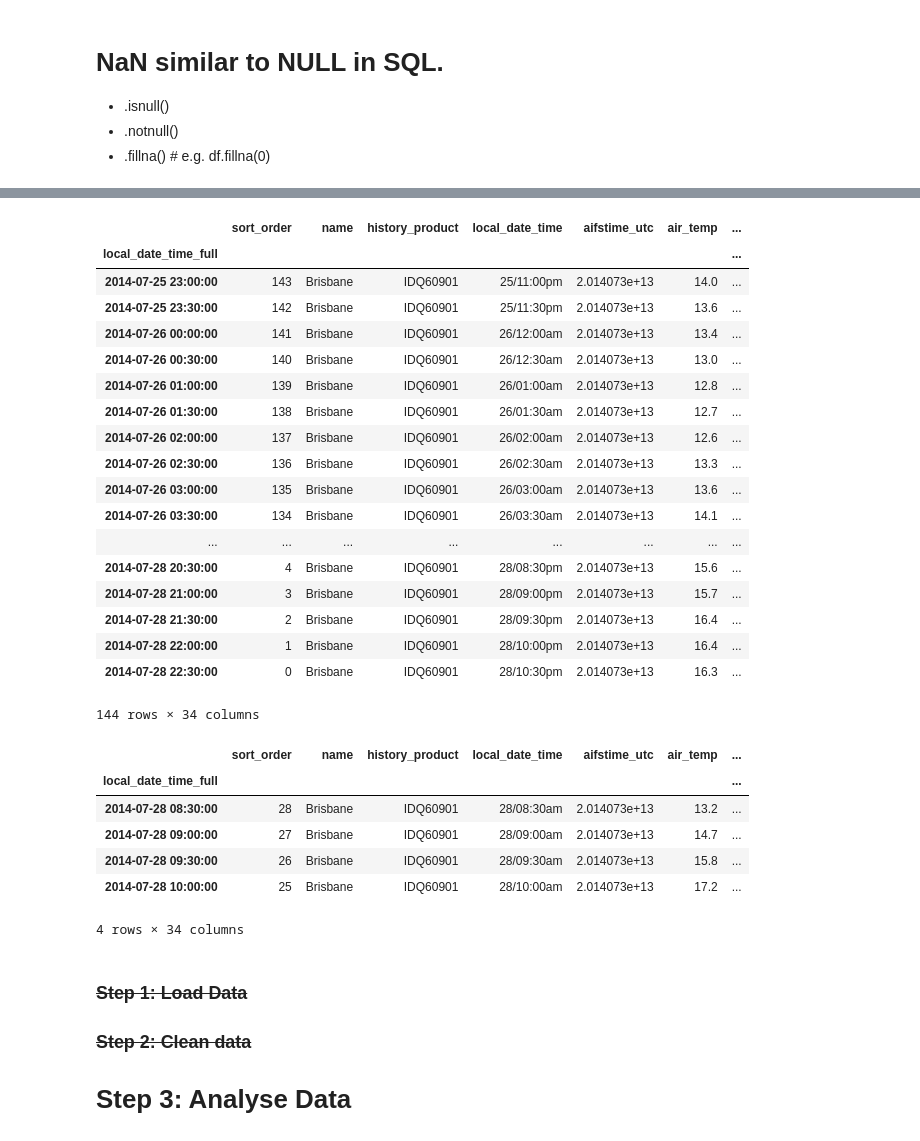
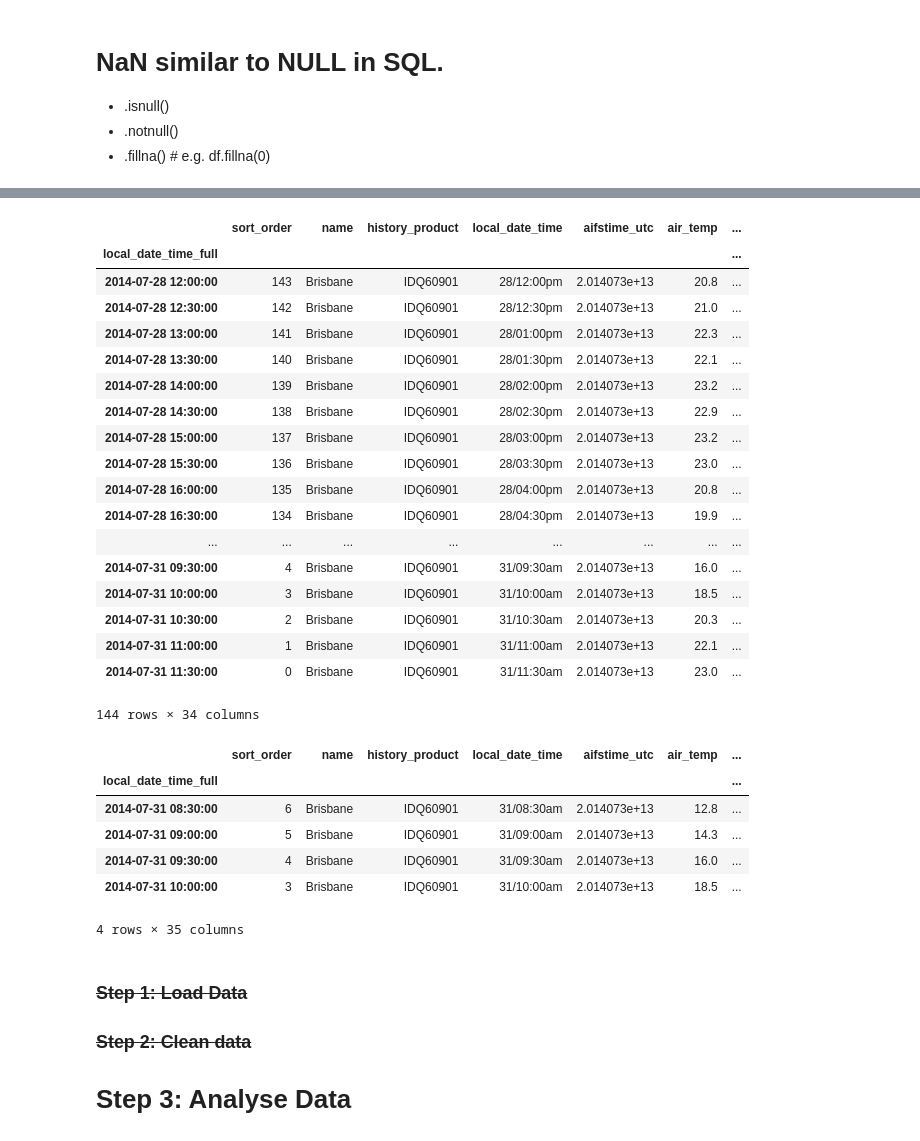
Before and after one commit to lexual/2014-PyConAU-Pandas-talk, a Jupyter notebook: slides.ipynb, the cells around one changed output, grey strips where cells are left out. Saved outputs shown, nothing was run; the diff lists cells and outputs as text; code cells hidden in the pictures.

```diff
--- a/slides.ipynb
+++ b/slides.ipynb
@@ -74,0 +77,3 @@ CParserError: Error tokenizing data. C error: Expected 2 fields in line 20, saw
+# %%
+csv_location = 'http://www.bom.gov.au/fwo/IDQ60901/IDQ60901.94576.axf'
+# df = pd.read_csv(csv_location)
@@ -96,7 +149,7 @@ with open(fname) as f:
 165
 # %%
 # index, dataframe, series
-df = pd.read_csv(fname, skiprows=19)
+df = pd.read_csv(csv_location, skiprows=19)
 df
 # %% [output]
 |  | sort_order | wmo | name[80] | history_product[80] | local_date_time[80] | local_date_time_full[80] | ... |
@@ -485,38 +541,38 @@ df
 # %% [output]
 |  | sort_order | name | history_product | local_date_time | aifstime_utc | air_temp | ... |
 | local_date_time_full |  |  |  |  |  |  | ... |
-| 2014-07-25 23:00:00 | 143 | Brisbane | IDQ60901 | 25/11:00pm | 2.014073e+13 | 14.0 | ... |
-| 2014-07-25 23:30:00 | 142 | Brisbane | IDQ60901 | 25/11:30pm | 2.014073e+13 | 13.6 | ... |
-| 2014-07-26 00:00:00 | 141 | Brisbane | IDQ60901 | 26/12:00am | 2.014073e+13 | 13.4 | ... |
-| 2014-07-26 00:30:00 | 140 | Brisbane | IDQ60901 | 26/12:30am | 2.014073e+13 | 13.0 | ... |
-| 2014-07-26 01:00:00 | 139 | Brisbane | IDQ60901 | 26/01:00am | 2.014073e+13 | 12.8 | ... |
-| 2014-07-26 01:30:00 | 138 | Brisbane | IDQ60901 | 26/01:30am | 2.014073e+13 | 12.7 | ... |
-| 2014-07-26 02:00:00 | 137 | Brisbane | IDQ60901 | 26/02:00am | 2.014073e+13 | 12.6 | ... |
-| 2014-07-26 02:30:00 | 136 | Brisbane | IDQ60901 | 26/02:30am | 2.014073e+13 | 13.3 | ... |
-| 2014-07-26 03:00:00 | 135 | Brisbane | IDQ60901 | 26/03:00am | 2.014073e+13 | 13.6 | ... |
-| 2014-07-26 03:30:00 | 134 | Brisbane | IDQ60901 | 26/03:30am | 2.014073e+13 | 14.1 | ... |
+| 2014-07-28 12:00:00 | 143 | Brisbane | IDQ60901 | 28/12:00pm | 2.014073e+13 | 20.8 | ... |
+| 2014-07-28 12:30:00 | 142 | Brisbane | IDQ60901 | 28/12:30pm | 2.014073e+13 | 21.0 | ... |
+| 2014-07-28 13:00:00 | 141 | Brisbane | IDQ60901 | 28/01:00pm | 2.014073e+13 | 22.3 | ... |
+| 2014-07-28 13:30:00 | 140 | Brisbane | IDQ60901 | 28/01:30pm | 2.014073e+13 | 22.1 | ... |
+| 2014-07-28 14:00:00 | 139 | Brisbane | IDQ60901 | 28/02:00pm | 2.014073e+13 | 23.2 | ... |
+| 2014-07-28 14:30:00 | 138 | Brisbane | IDQ60901 | 28/02:30pm | 2.014073e+13 | 22.9 | ... |
+| 2014-07-28 15:00:00 | 137 | Brisbane | IDQ60901 | 28/03:00pm | 2.014073e+13 | 23.2 | ... |
+| 2014-07-28 15:30:00 | 136 | Brisbane | IDQ60901 | 28/03:30pm | 2.014073e+13 | 23.0 | ... |
+| 2014-07-28 16:00:00 | 135 | Brisbane | IDQ60901 | 28/04:00pm | 2.014073e+13 | 20.8 | ... |
+| 2014-07-28 16:30:00 | 134 | Brisbane | IDQ60901 | 28/04:30pm | 2.014073e+13 | 19.9 | ... |
 | ... | ... | ... | ... | ... | ... | ... | ... |
-| 2014-07-28 20:30:00 | 4 | Brisbane | IDQ60901 | 28/08:30pm | 2.014073e+13 | 15.6 | ... |
-| 2014-07-28 21:00:00 | 3 | Brisbane | IDQ60901 | 28/09:00pm | 2.014073e+13 | 15.7 | ... |
-| 2014-07-28 21:30:00 | 2 | Brisbane | IDQ60901 | 28/09:30pm | 2.014073e+13 | 16.4 | ... |
-| 2014-07-28 22:00:00 | 1 | Brisbane | IDQ60901 | 28/10:00pm | 2.014073e+13 | 16.4 | ... |
-| 2014-07-28 22:30:00 | 0 | Brisbane | IDQ60901 | 28/10:30pm | 2.014073e+13 | 16.3 | ... |
+| 2014-07-31 09:30:00 | 4 | Brisbane | IDQ60901 | 31/09:30am | 2.014073e+13 | 16.0 | ... |
+| 2014-07-31 10:00:00 | 3 | Brisbane | IDQ60901 | 31/10:00am | 2.014073e+13 | 18.5 | ... |
+| 2014-07-31 10:30:00 | 2 | Brisbane | IDQ60901 | 31/10:30am | 2.014073e+13 | 20.3 | ... |
+| 2014-07-31 11:00:00 | 1 | Brisbane | IDQ60901 | 31/11:00am | 2.014073e+13 | 22.1 | ... |
+| 2014-07-31 11:30:00 | 0 | Brisbane | IDQ60901 | 31/11:30am | 2.014073e+13 | 23.0 | ... |
 144 rows × 34 columns
 # %%
 # smart indexing & slicing.
 df['2014']
 df['2014-07']
 df['2014-07-28']
 # slice inclusive at both ends.
-df['2014-07-28 08:30':'2014-07-28 10:00']
+df['2014-07-31 08:30':'2014-07-31 10:00']
 # %% [output]
 |  | sort_order | name | history_product | local_date_time | aifstime_utc | air_temp | ... |
 | local_date_time_full |  |  |  |  |  |  | ... |
-| 2014-07-28 08:30:00 | 28 | Brisbane | IDQ60901 | 28/08:30am | 2.014073e+13 | 13.2 | ... |
-| 2014-07-28 09:00:00 | 27 | Brisbane | IDQ60901 | 28/09:00am | 2.014073e+13 | 14.7 | ... |
-| 2014-07-28 09:30:00 | 26 | Brisbane | IDQ60901 | 28/09:30am | 2.014073e+13 | 15.8 | ... |
-| 2014-07-28 10:00:00 | 25 | Brisbane | IDQ60901 | 28/10:00am | 2.014073e+13 | 17.2 | ... |
+| 2014-07-31 08:30:00 | 6 | Brisbane | IDQ60901 | 31/08:30am | 2.014073e+13 | 12.8 | ... |
+| 2014-07-31 09:00:00 | 5 | Brisbane | IDQ60901 | 31/09:00am | 2.014073e+13 | 14.3 | ... |
+| 2014-07-31 09:30:00 | 4 | Brisbane | IDQ60901 | 31/09:30am | 2.014073e+13 | 16.0 | ... |
+| 2014-07-31 10:00:00 | 3 | Brisbane | IDQ60901 | 31/10:00am | 2.014073e+13 | 18.5 | ... |
-4 rows × 34 columns
+4 rows × 35 columns
 # %% [markdown]
 ### ~~Step 1: Load Data~~
 
```
Also changed, not shown: parts of 31 cells of this notebook.
